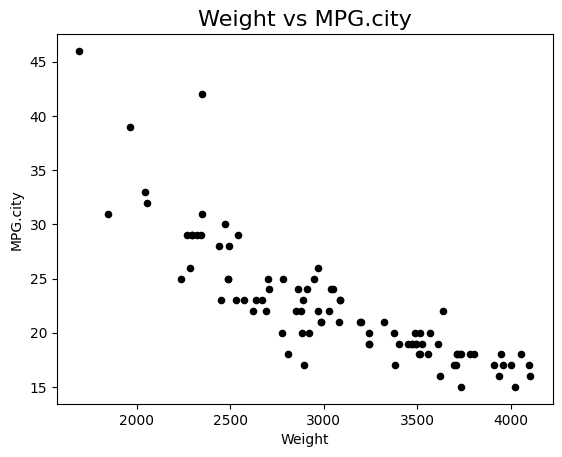
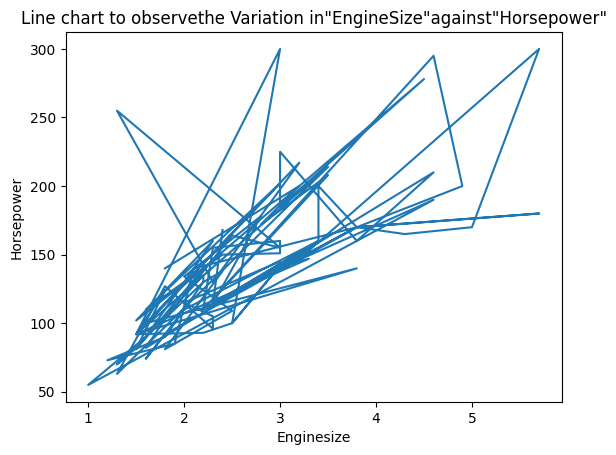
Unified diff of the notebook cell whose output changed from the first chart to the second:
--- before
+++ after
@@ -35,6 +35,7 @@
 plt.title('Frequency Distribution of mpg.city')
 plt.show()
-ax=cars_df.plot(["Weight"],["MPG.city"],kind="scatter",color="black")
-ax.set_xlabel("Weight")
-ax.set_ylabel("MPG.city")
-ax.set_title("Weight vs MPG.city",fontsize=16)
+plt.plot(cars_df['EngineSize'],cars_df['Horsepower'])
+plt.xlabel('Enginesize')
+plt.ylabel('Horsepower')
+plt.title('Line chart to observethe Variation in"EngineSize"against"Horsepower"')
+plt.show()

Commit: Created using Colab